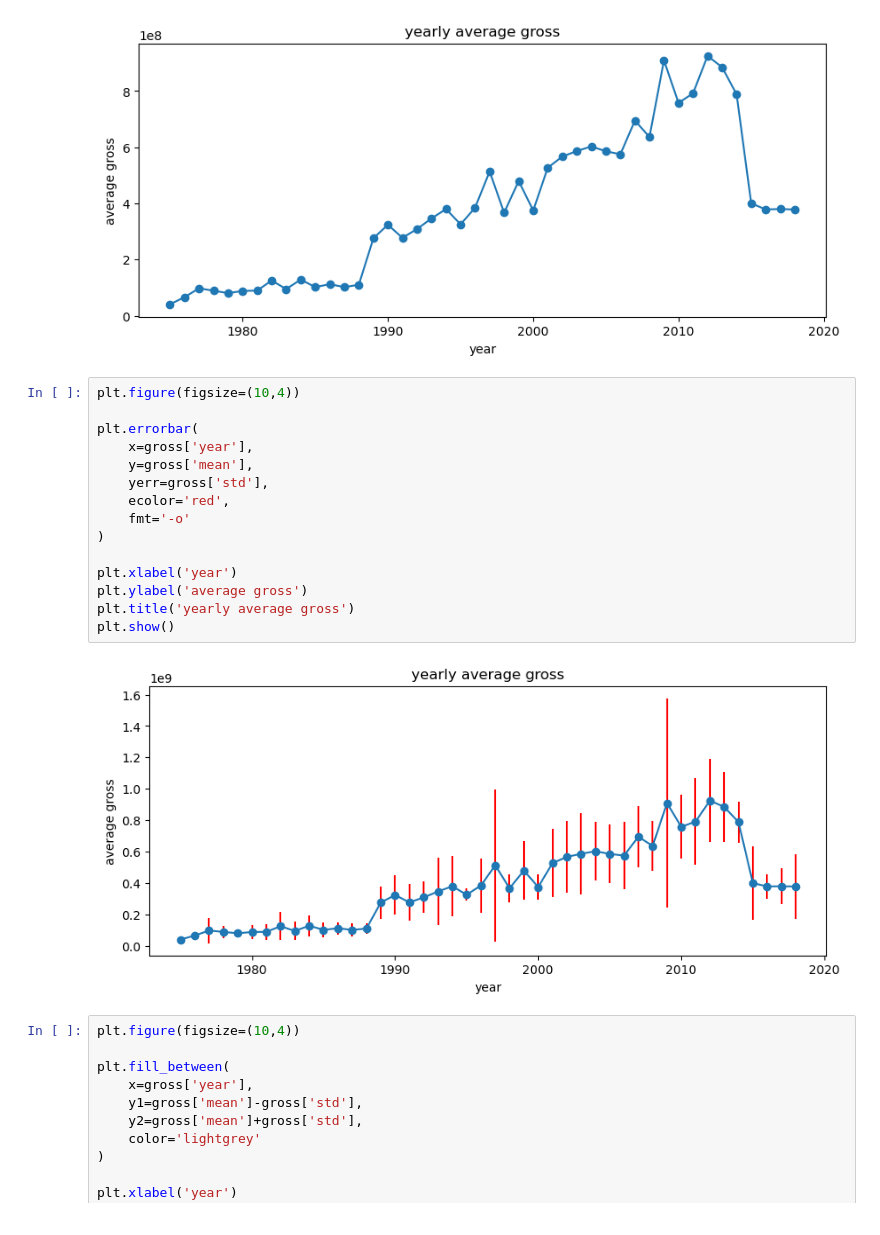
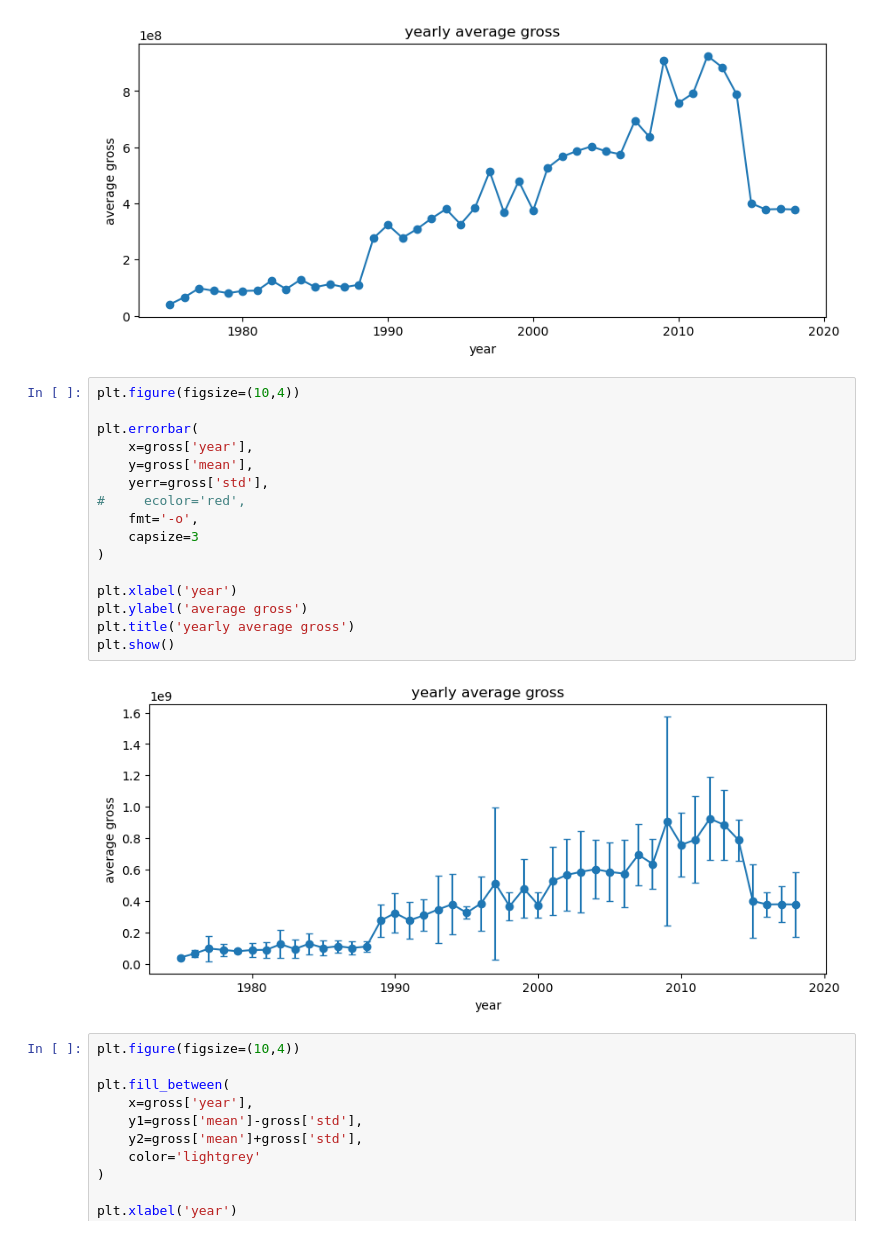
Before and after one commit to Jakhongir0103/epfl-ada, a Jupyter notebook: Exercises/02 - Data viz and data from the web/Becoming a DataVizard exercise.ipynb, the cells around one changed output. Drawn from its saved outputs; the diff is of its cells as text.

```diff
--- a/Exercises/02 - Data viz and data from the web/Becoming a DataVizard exercise.ipynb
+++ b/Exercises/02 - Data viz and data from the web/Becoming a DataVizard exercise.ipynb
@@ -222,20 +222,21 @@ plt.show()
 # %%
 plt.figure(figsize=(10,4))
 
 plt.errorbar(
     x=gross['year'],
     y=gross['mean'],
     yerr=gross['std'],
-    ecolor='red',
-    fmt='-o'
+#     ecolor='red',
+    fmt='-o',
+    capsize=3
 )
 
 plt.xlabel('year')
 plt.ylabel('average gross')
 plt.title('yearly average gross')
 plt.show()
 # %% [output]
-[figure, old version]
+[figure, new version]
 # %%
 plt.figure(figsize=(10,4))
 
```
Also changed, not shown: parts of 10 cells of this notebook.
